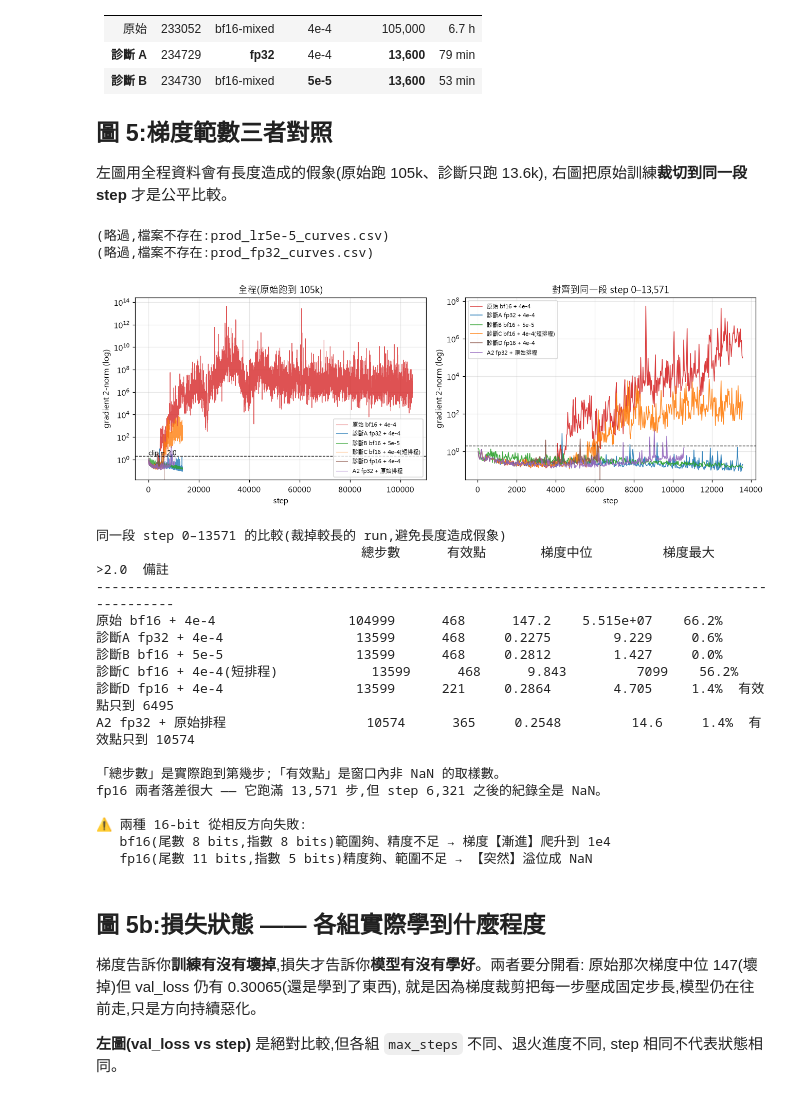
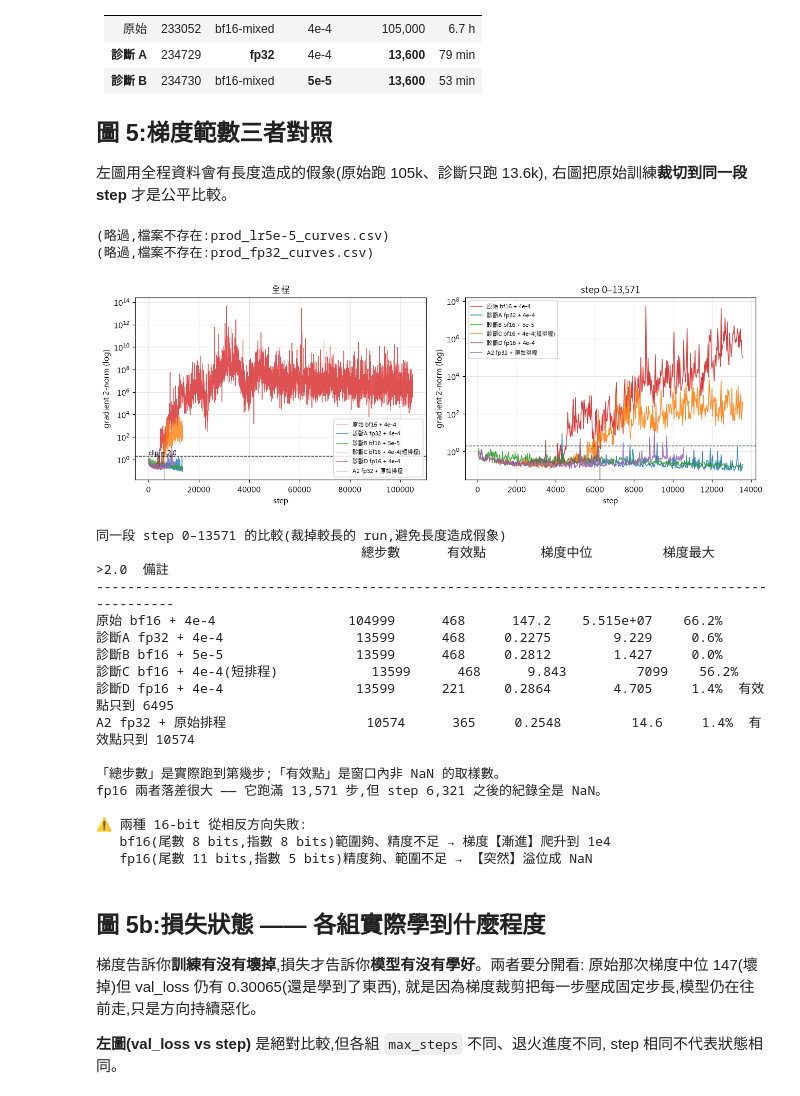
Before and after one commit to Payne721401/LLAT_polar, a Jupyter notebook: analysis/training_analysis.ipynb, the cells around one changed output. Drawn from its saved outputs; the diff is of its cells as text; code cells hidden in the pictures.

```diff
--- a/analysis/training_analysis.ipynb
+++ b/analysis/training_analysis.ipynb
@@ -355,7 +355,7 @@ for n, d, c in RUNS:
         if nz <= CUT:
             mark_nan(ax[1], nz, c, n)
 
-for a_, t in zip(ax, ["全程(原始跑到 105k)", "對齊到同一段 step 0–%s" % f"{CUT:,}"]):
+for a_, t in zip(ax, ["全程", "step 0–%s" % f"{CUT:,}"]):
     a_.axhline(2.0, ls="--", c="k", lw=.9)
     a_.set_xlabel("step")
     a_.set_ylabel("gradient 2-norm (log)")
@@ -366,34 +366,34 @@ ax[1].legend(fontsize=7.5, loc="upper left")
 ax[0].annotate("clip = 2.0", (0, 2.4), fontsize=8.5)
 
 plt.tight_layout()
 plt.show()
 
 
 print("\n同一段 step 0–%d 的比較(裁掉較長的 run,避免長度造成假象)" % CUT)
 print("%-28s %8s %8s %10s %12s %8s  %s"
       % ("", "總步數", "有效點", "梯度中位", "梯度最大", ">2.0", "備註"))
 print("-" * 96)
 for n, d, _ in RUNS:
     s, g = ser(d, "gradient_2norm")
     seg = g[s <= CUT]
     total = int(d["step"].max())          # 實際跑到第幾步(含 NaN 之後)
     nz = nan_onset(d)
     note = "" if nz is None else "step %d 起 NaN,權重損壞" % nz
     if int(s.max()) < CUT:
         note = ("有效點只到 %d" % s.max()) + (";" + note if note else "")
     print("%-28s %8d %8d %10.4g %12.4g %7.1f%%  %s"
           % (n, total, len(seg), np.median(seg), seg.max(),
              100 * (seg > 2).mean(), note))
 
 print("\n「總步數」是實際跑到第幾步;「有效點」是窗口內非 NaN 的取樣數。")
 print("fp16 兩者落差很大 —— 它跑滿 13,571 步,但 step 6,321 之後的紀錄全是 NaN。")
 print("\n⚠️ 兩種 16-bit 從相反方向失敗:")
 print("   bf16(尾數 8 bits,指數 8 bits)範圍夠、精度不足 → 梯度【漸進】爬升到 1e4")
 print("   fp16(尾數 11 bits,指數 5 bits)精度夠、範圍不足 → 【突然】溢位成 NaN")
 # %% [output]
 (略過,檔案不存在:prod_lr5e-5_curves.csv)
 (略過,檔案不存在:prod_fp32_curves.csv)
-[figure, old version]
+[figure, new version]
 同一段 step 0–13571 的比較(裁掉較長的 run,避免長度造成假象)
                                   總步數      有效點       梯度中位         梯度最大     >2.0  備註
 ------------------------------------------------------------------------------------------------
```
Also changed, not shown: parts of 1 cell of this notebook, 3 other files.
